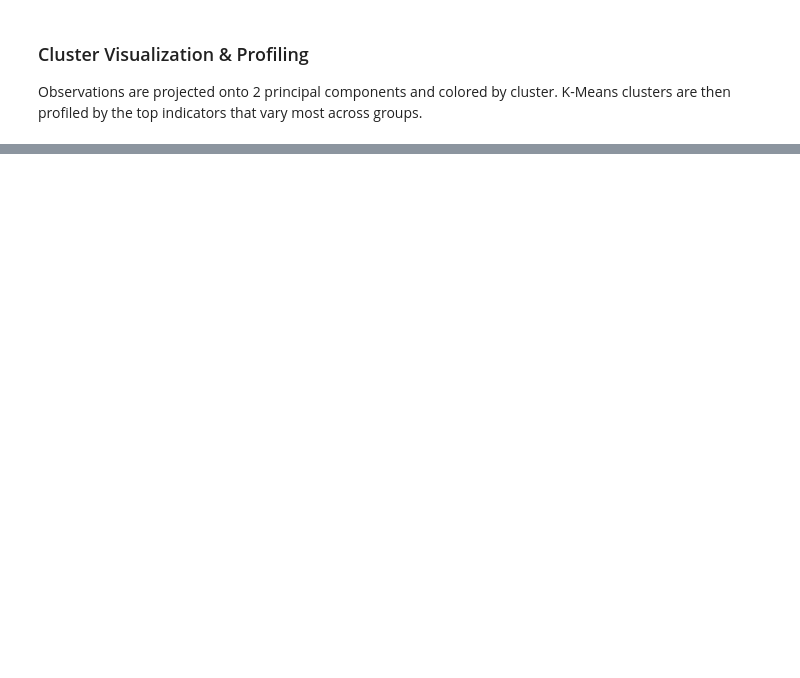
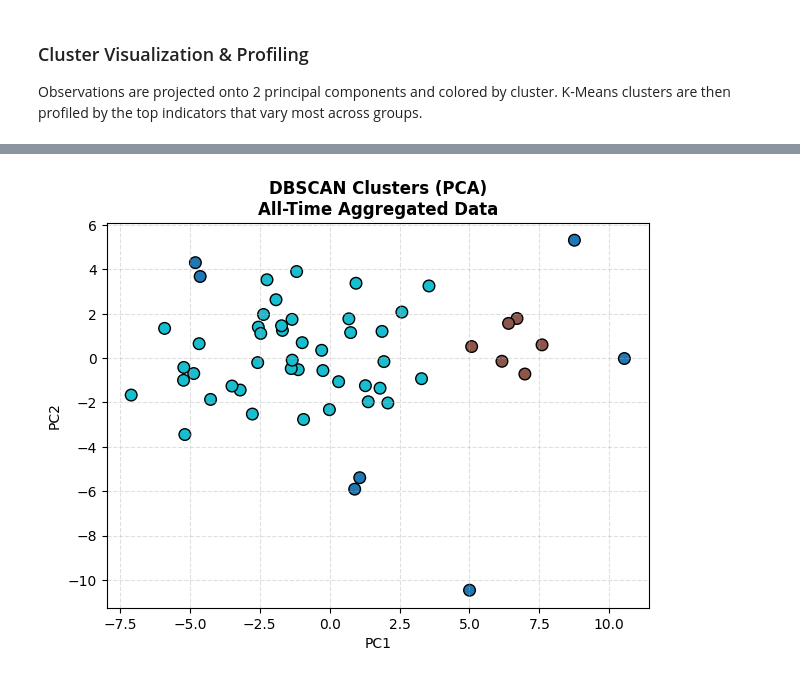
Before and after one commit to SabinaLucy/CS5831-FINAL-PROJECT, a Jupyter notebook: CS5831_FinalProject .ipynb, the cells around one changed output, grey strips where cells are left out. Saved outputs shown, nothing was run; the diff lists cells and outputs as text; code cells hidden in the pictures; blank space fills up the shorter version.

```diff
--- a/CS5831_FinalProject .ipynb
+++ b/CS5831_FinalProject .ipynb
@@ -1022,0 +1845,98 @@ Observations are projected onto 2 principal components and colored by cluster. K
+# %%
+# Store results as single variables now, not dictionaries
+# all_dbscan_params = {}
+# all_dbscan_labels = {}
+# all_dbscan_metrics = {}
+
+print("Running DBSCAN for All-Time Aggregated Data:")
+
+X_all = X_pca # Use the PCA result from the aggregated data
+n_samples = X_all.shape[0]
+
+if n_samples < 5:
+    print(f"Not enough samples for DBSCAN (n={n_samples}). Skipping.")
+else:
+    best_sil_db = -1
+    best_eps = None
+    best_min_samp = None
+    best_labels = None
+
+    # Parameter grid (can be tuned further)
+    eps_values = [0.5, 0.8, 1.0, 1.5, 2.0, 2.5]
+    min_samples_values = [3, 5, 7, 10]
+
+    for eps, min_s in product(eps_values, min_samples_values):
+        db = DBSCAN(eps=eps, min_samples=min_s)
+        labels = db.fit_predict(X_all)
+
+        n_clusters = len(set(labels)) - (1 if -1 in labels else 0)
+
+        # Need at least 2 clusters for silhouette
+        if n_clusters >= 2:
+            try:
+                sil = silhouette_score(X_all, labels)
+                if sil > best_sil_db:
+                    best_sil_db = sil
+                    best_eps = eps
+                    best_min_samp = min_s
+                    best_labels = labels
+            except:
+                continue
+
+    # If no valid clustering found
+    if best_labels is None:
+        print(f"No valid DBSCAN clustering found.")
+    else:
+        # Final model with best params
+        db_final = DBSCAN(eps=best_eps, min_samples=best_min_samp)
+        db_labels = db_final.fit_predict(X_all)
+
+        n_clusters_db = len(set(db_labels)) - (1 if -1 in db_labels else 0)
+        n_noise_db = list(db_labels).count(-1)
+
+        print(f"All-Time Aggregated Data | Best eps={best_eps}, min_samples={best_min_samp}")
+        print(f"DBSCAN clusters: {n_clusters_db} | Noise points: {n_noise_db}")
+
+        # Evaluate only non-noise points
+        non_noise = db_labels != -1
+
+        if non_noise.sum() > 0 and len(set(db_labels[non_noise])) >= 2:
+            db_sil = silhouette_score(X_all[non_noise], db_labels[non_noise])
+            db_db = davies_bouldin_score(X_all[non_noise], db_labels[non_noise])
+
+            print(f"DBSCAN | Silhouette: {db_sil:.4f} | Davies-Bouldin: {db_db:.4f}")
+
+            all_dbscan_metrics = {
+                'eps': best_eps,
+                'min_samples': best_min_samp,
+                'n_clusters': n_clusters_db,
+                'noise_points': n_noise_db,
+                'silhouette': db_sil,
+                'davies_bouldin': db_db
+            }
+        else:
+            print("DBSCAN: insufficient clusters for evaluation.")
+            all_dbscan_metrics = {
+                'eps': best_eps,
+                'min_samples': best_min_samp,
+                'n_clusters': n_clusters_db,
+                'noise_points': n_noise_db,
+                'silhouette': None,
+                'davies_bouldin': None
+            }
+
+        all_dbscan_labels = db_labels # Store as a single variable now
+        all_dbscan_params = (best_eps, best_min_samp) # Store as a single variable now
+
+        print("-" * 60)
+
+        # ┅ Optional: Visualization
+        plt.figure(figsize=(7, 5))
+        plt.scatter(X_all[:, 0], X_all[:, 1], c=db_labels, cmap='tab10', s=70, edgecolor='k')
+        plt.title(f'DBSCAN Clusters (PCA)\nAll-Time Aggregated Data',
+                  fontsize=12, fontweight='bold')
+        plt.xlabel('PC1')
+        plt.ylabel('PC2')
+        plt.grid(True, linestyle='--', alpha=0.4)
+        plt.show()
+# %% [output]
@@ -1022,0 +1948 @@ Observations are projected onto 2 principal components and colored by cluster. K
+[figure, added]
```
Also changed, not shown: parts of 35 cells of this notebook.
